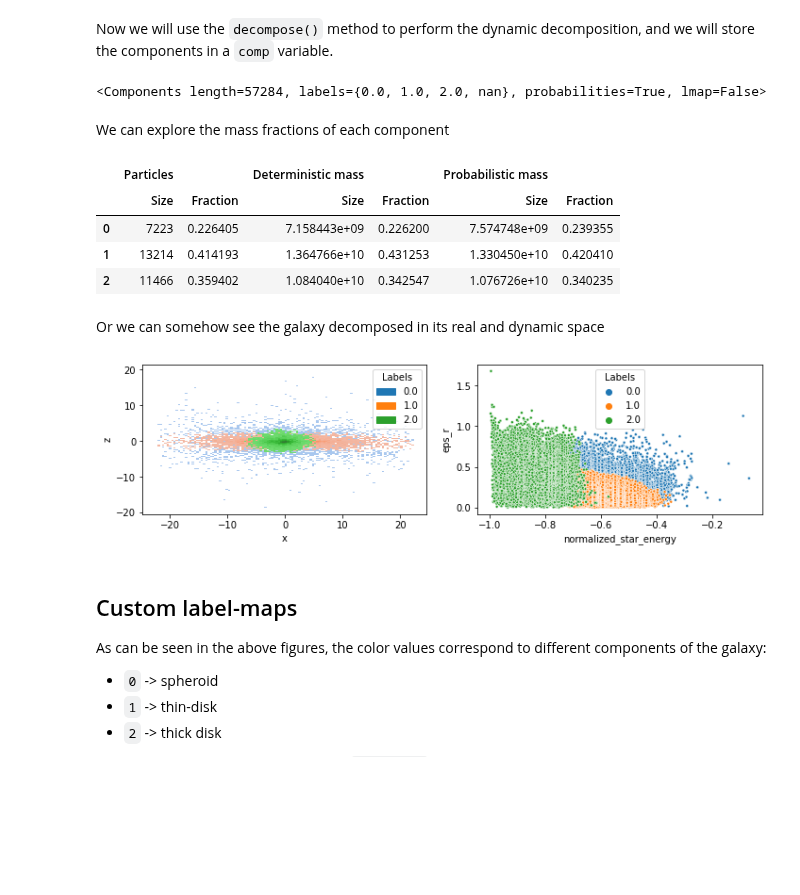
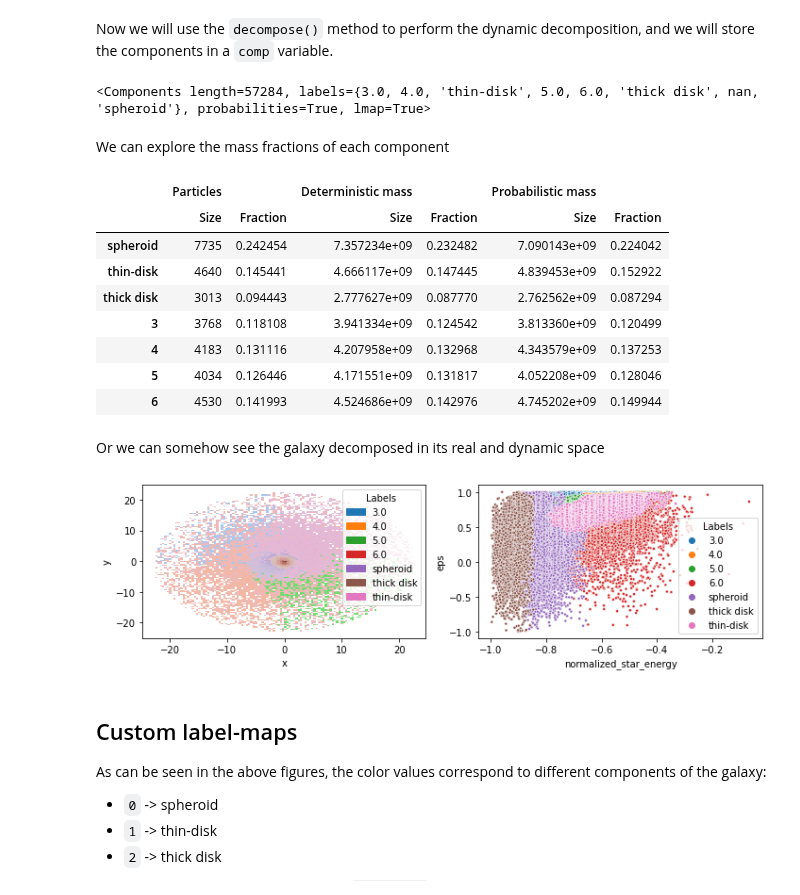
Before and after one commit to vcristiani/galaxy-chop, a Jupyter notebook: docs/source/tutorials/decomposers.ipynb, the cells around one changed output. Saved outputs shown, nothing was run; the diff lists cells and outputs as text; code cells hidden in the pictures; blank space fills up the shorter version.

Commit message:
fix plot with labels order but the test now dont work

```diff
--- a/docs/source/tutorials/decomposers.ipynb
+++ b/docs/source/tutorials/decomposers.ipynb
@@ -173,8 +173,10 @@ class BGM(DynamicStarsDecomposerMixin, GalaxyDecomposerABC):
     verbose = hparam(default=0)
     verbose_interval = hparam(default=10)
 
+    attributes = hparam(default=("normalized_star_energy", "eps", "eps_r", "x", "y", "z"), converter=tuple)
+
     def get_attributes(self):
-        return ["normalized_star_energy", "eps", "eps_r", "x", "y", "z"]
+        return self.attributes
 
     def split(self, X, y, attributes):
         # sklearn are not desigined to run with default_rng
@@ -232,6 +234,6 @@ hyper-parameters as we wish.
 
 In our case we will only set the `random_state`-seed.
 # %%
-bgm = BGM(random_state=42)
+bgm = BGM(random_state=42, attributes=["z"])
 bgm
 # %% [output]
@@ -252,7 +254,7 @@ and we will store the components in a `comp` variable.
 comp = bgm.decompose(gal)
 comp
 # %% [output]
-<Components length=57284, labels={0.0, 1.0, 2.0, nan}, probabilities=True, lmap=False>
+<Components length=57284, labels={3.0, 4.0, 'thin-disk', 5.0, 6.0, 'thick disk', nan, 'spheroid'}, probabilities=True, lmap=True>
 # %% [markdown]
 We can explore the mass fractions of each component
 # %%
@@ -260,24 +262,28 @@ comp.describe()
 # %% [output]
 |  | Particles |  | Deterministic mass |  | Probabilistic mass |  |
 |  | Size | Fraction | Size | Fraction | Size | Fraction |
-| 0 | 7223 | 0.226405 | 7.158443e+09 | 0.226200 | 7.574748e+09 | 0.239355 |
-| 1 | 13214 | 0.414193 | 1.364766e+10 | 0.431253 | 1.330450e+10 | 0.420410 |
-| 2 | 11466 | 0.359402 | 1.084040e+10 | 0.342547 | 1.076726e+10 | 0.340235 |
+| spheroid | 7735 | 0.242454 | 7.357234e+09 | 0.232482 | 7.090143e+09 | 0.224042 |
+| thin-disk | 4640 | 0.145441 | 4.666117e+09 | 0.147445 | 4.839453e+09 | 0.152922 |
+| thick disk | 3013 | 0.094443 | 2.777627e+09 | 0.087770 | 2.762562e+09 | 0.087294 |
+| 3 | 3768 | 0.118108 | 3.941334e+09 | 0.124542 | 3.813360e+09 | 0.120499 |
+| 4 | 4183 | 0.131116 | 4.207958e+09 | 0.132968 | 4.343579e+09 | 0.137253 |
+| 5 | 4034 | 0.126446 | 4.171551e+09 | 0.131817 | 4.052208e+09 | 0.128046 |
+| 6 | 4530 | 0.141993 | 4.524686e+09 | 0.142976 | 4.745202e+09 | 0.149944 |
 # %% [markdown]
 Or we can somehow see the galaxy decomposed in its real and dynamic space
 # %%
 import matplotlib.pyplot as plt
 
 fig, axs = plt.subplots(1, 2, figsize=(10, 3))
 
-gal.plot.hist("x", "z", labels=comp, ax=axs[0])
+gal.plot.hist("x", "y", labels=comp, ax=axs[0])
 gal.plot.circ_scatter(
-    "normalized_star_energy", "eps_r", ax=axs[1], labels=comp
+    "normalized_star_energy", "eps", ax=axs[1], labels=comp
 )
 
 plt.tight_layout()
 # %% [output]
-[figure, old version]
+[figure, new version]
 # %% [markdown]
 ## Custom label-maps
 
```
Also changed, not shown: parts of 3 cells of this notebook, 2 other files.
